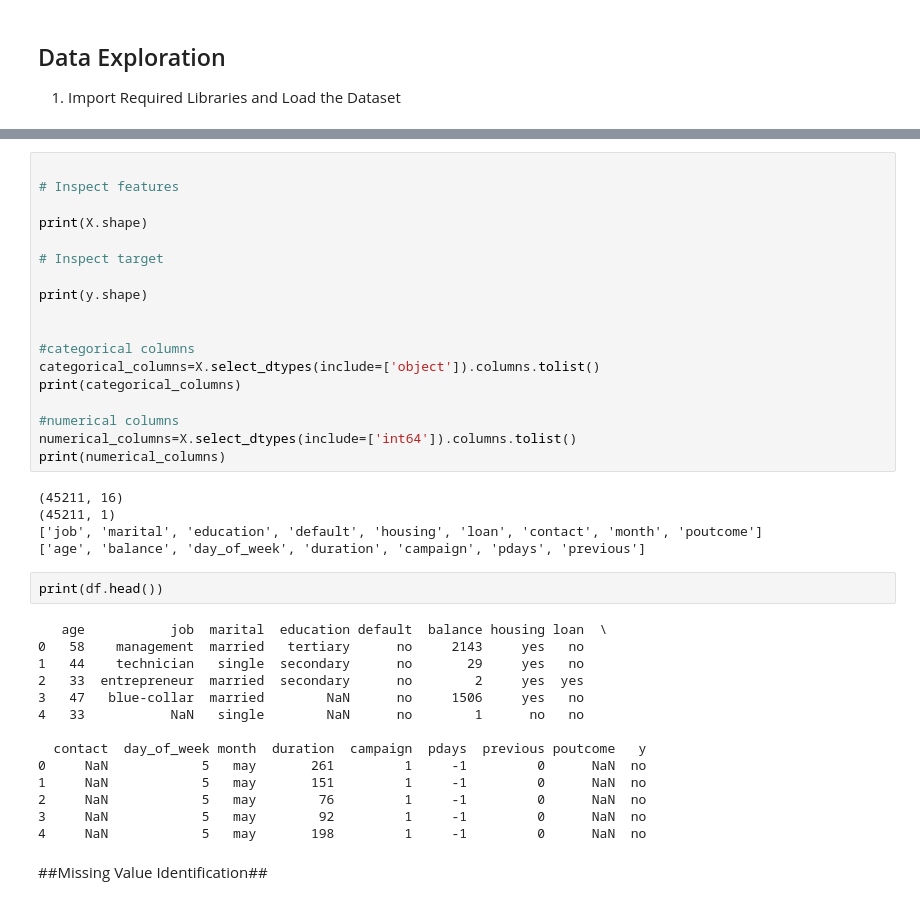
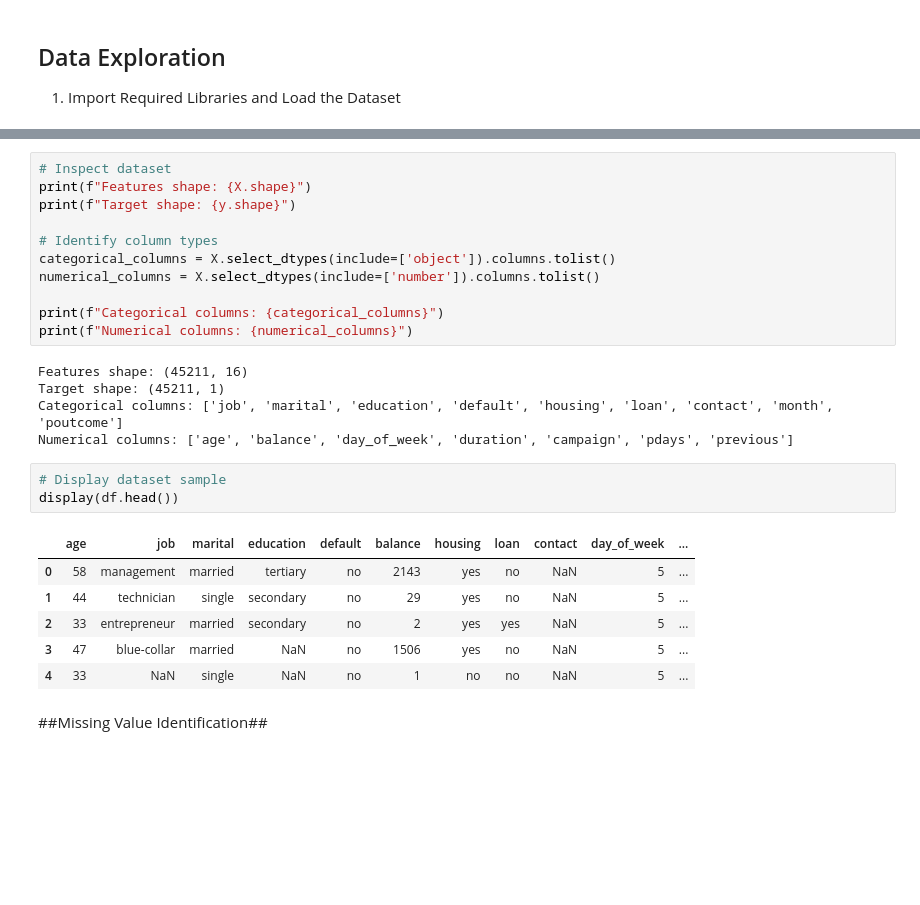
Before and after one commit to Sazul19/bank-marketing-prediction, a Jupyter notebook: data/data_exploration.ipynb, the cells around one changed output, grey strips where cells are left out. Drawn from its saved outputs; the diff is of its cells as text; blank space fills up the shorter version.

```diff
--- a/data/data_exploration.ipynb
+++ b/data/data_exploration.ipynb
@@ -60,44 +65,31 @@ print(bank_marketing.variables.to_string())
 15     poutcome  Feature  Categorical             None                                                                                                                                                   ...
 16            y   Target       Binary             None                                                                                                                                                   ...
 # %%
+# Inspect dataset
+print(f"Features shape: {X.shape}")
+print(f"Target shape: {y.shape}")
 
-# Inspect features
+# Identify column types
+categorical_columns = X.select_dtypes(include=['object']).columns.tolist()
+numerical_columns = X.select_dtypes(include=['number']).columns.tolist()
 
-print(X.shape)
-
-# Inspect target
-
-print(y.shape)
-
-
-#categorical columns
-categorical_columns=X.select_dtypes(include=['object']).columns.tolist()
-print(categorical_columns)
-
-#numerical columns
-numerical_columns=X.select_dtypes(include=['int64']).columns.tolist()
-print(numerical_columns)
+print(f"Categorical columns: {categorical_columns}")
+print(f"Numerical columns: {numerical_columns}")
 # %% [output]
-(45211, 16)
-(45211, 1)
-['job', 'marital', 'education', 'default', 'housing', 'loan', 'contact', 'month', 'poutcome']
-['age', 'balance', 'day_of_week', 'duration', 'campaign', 'pdays', 'previous']
+Features shape: (45211, 16)
+Target shape: (45211, 1)
+Categorical columns: ['job', 'marital', 'education', 'default', 'housing', 'loan', 'contact', 'month', 'poutcome']
+Numerical columns: ['age', 'balance', 'day_of_week', 'duration', 'campaign', 'pdays', 'previous']
-# %%
-print(df.head())
-# %% [output]
-   age           job  marital  education default  balance housing loan  \
-0   58    management  married   tertiary      no     2143     yes   no
-1   44    technician   single  secondary      no       29     yes   no
-2   33  entrepreneur  married  secondary      no        2     yes  yes
-3   47   blue-collar  married        NaN      no     1506     yes   no
-4   33           NaN   single        NaN      no        1      no   no
-
-  contact  day_of_week month  duration  campaign  pdays  previous poutcome   y
-0     NaN            5   may       261         1     -1         0      NaN  no
-1     NaN            5   may       151         1     -1         0      NaN  no
-2     NaN            5   may        76         1     -1         0      NaN  no
-3     NaN            5   may        92         1     -1         0      NaN  no
-4     NaN            5   may       198         1     -1         0      NaN  no
+# %%
+# Display dataset sample
+display(df.head())
+# %% [output]
+|  | age | job | marital | education | default | balance | housing | loan | contact | day_of_week | ... |
+| 0 | 58 | management | married | tertiary | no | 2143 | yes | no | NaN | 5 | ... |
+| 1 | 44 | technician | single | secondary | no | 29 | yes | no | NaN | 5 | ... |
+| 2 | 33 | entrepreneur | married | secondary | no | 2 | yes | yes | NaN | 5 | ... |
+| 3 | 47 | blue-collar | married | NaN | no | 1506 | yes | no | NaN | 5 | ... |
+| 4 | 33 | NaN | single | NaN | no | 1 | no | no | NaN | 5 | ... |
 # %% [markdown]
 ##Missing Value Identification##
 # %%
```
Also changed, not shown: parts of 18 cells of this notebook.
